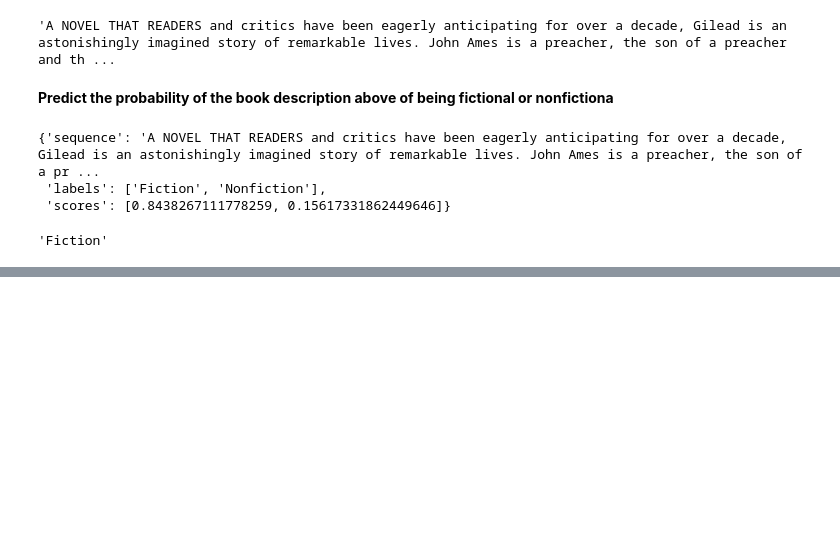
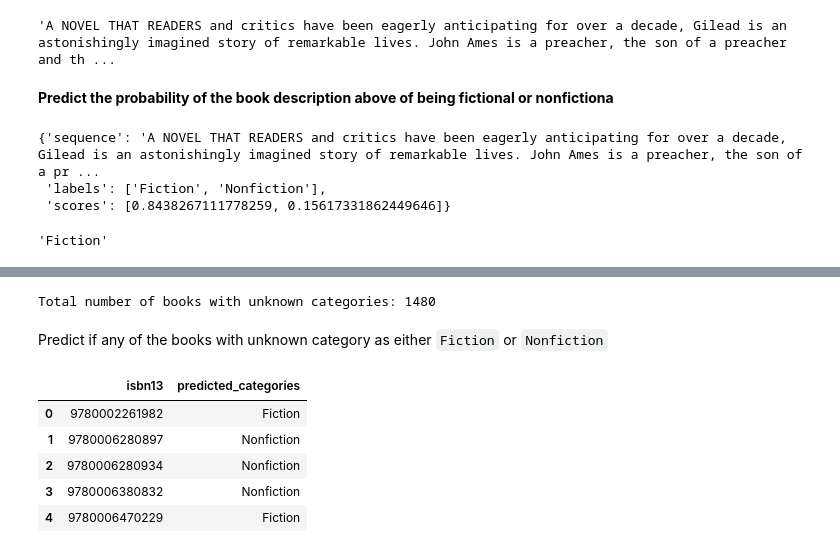
Before and after one commit to omogbolahan94/Book-Recommender-System, a Jupyter notebook: book_classification.ipynb, the cells around one changed output, grey strips where cells are left out. Cells and saved outputs as stored; diff of their text form; code cells hidden in the pictures; blank space fills up the shorter version.

```diff
--- a/book_classification.ipynb
+++ b/book_classification.ipynb
@@ -217,0 +276,7 @@ def predict(sequence: str, categories: list) -> str:
+# %%
+missing_cats = books.loc[books["simple_categories"].isna(), ["isbn13", "description"]].reset_index(drop=True)
+print(f"Total number of books with unknown categories: {missing_cats.shape[0]}")
+# %% [output]
+Total number of books with unknown categories: 1480
+# %% [markdown]
+Predict if any of the books with unknown category as either `Fiction` or `Nonfiction`
@@ -217,0 +291,10 @@ def predict(sequence: str, categories: list) -> str:
+# %%
+missing_predicted_df = pd.DataFrame({"isbn13": isbns, "predicted_categories": predicted_cats})
+missing_predicted_df.head()
+# %% [output]
+|  | isbn13 | predicted_categories |
+| 0 | 9780002261982 | Fiction |
+| 1 | 9780006280897 | Nonfiction |
+| 2 | 9780006280934 | Nonfiction |
+| 3 | 9780006380832 | Nonfiction |
+| 4 | 9780006470229 | Fiction |
```
Also changed, not shown: parts of 18 cells of this notebook, 1 other file.
